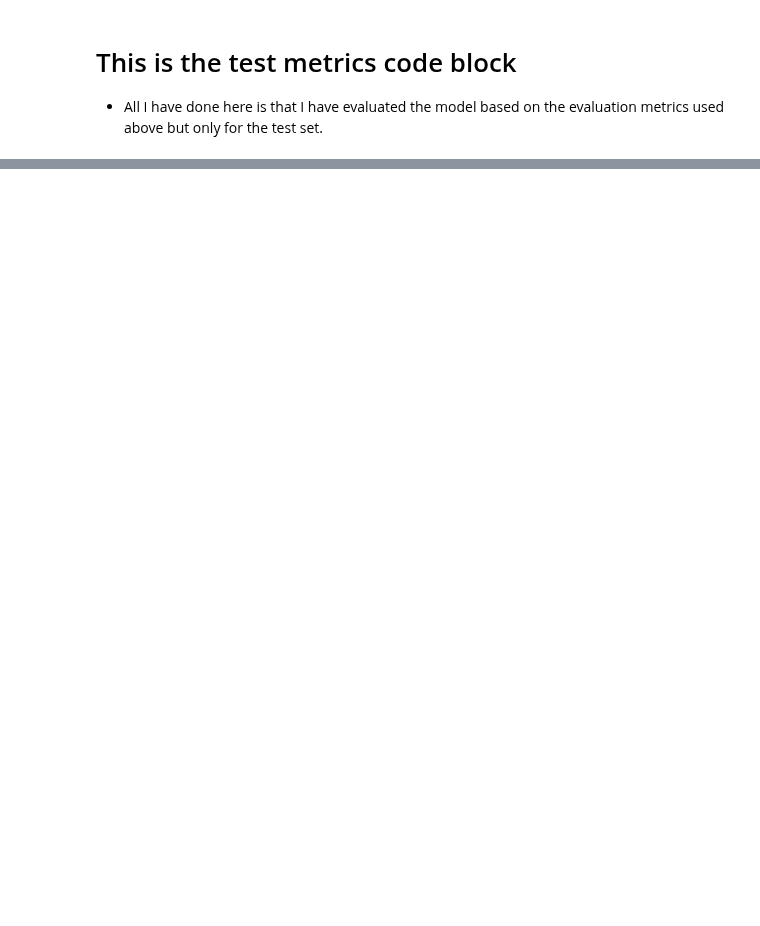
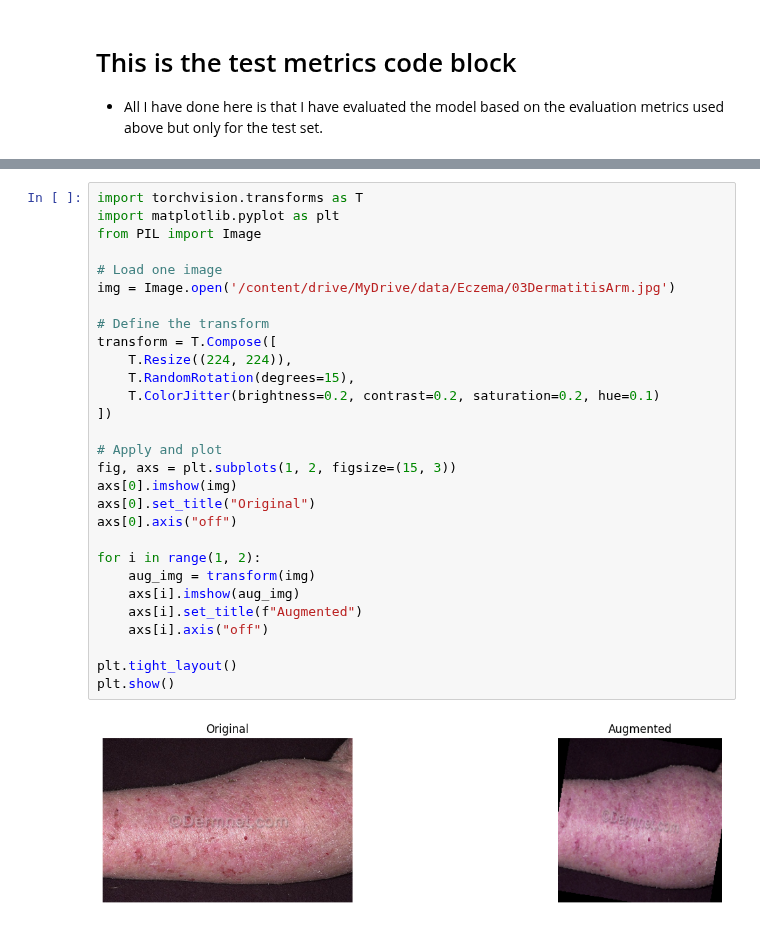
Before and after one commit to Vortex-002/CNN, a Jupyter notebook: CNN.ipynb, the cells around one changed output, grey strips where cells are left out. Drawn from its saved outputs; the diff is of its cells as text; blank space fills up the shorter version.

```diff
--- a/CNN.ipynb
+++ b/CNN.ipynb
@@ -441,0 +700,31 @@ evaluate_model(model, test_loader)
+# %%
+import torchvision.transforms as T
+import matplotlib.pyplot as plt
+from PIL import Image
+
+# Load one image
+img = Image.open('/content/drive/MyDrive/data/Eczema/03DermatitisArm.jpg')
+
+# Define the transform
+transform = T.Compose([
+    T.Resize((224, 224)),
+    T.RandomRotation(degrees=15),
+    T.ColorJitter(brightness=0.2, contrast=0.2, saturation=0.2, hue=0.1)
+])
+
+# Apply and plot
+fig, axs = plt.subplots(1, 2, figsize=(15, 3))
+axs[0].imshow(img)
+axs[0].set_title("Original")
+axs[0].axis("off")
+
+for i in range(1, 2):
+    aug_img = transform(img)
+    axs[i].imshow(aug_img)
+    axs[i].set_title(f"Augmented")
+    axs[i].axis("off")
+
+plt.tight_layout()
+plt.show()
+# %% [output]
+[figure, added]
```
Also changed, not shown: parts of 9 cells of this notebook.
